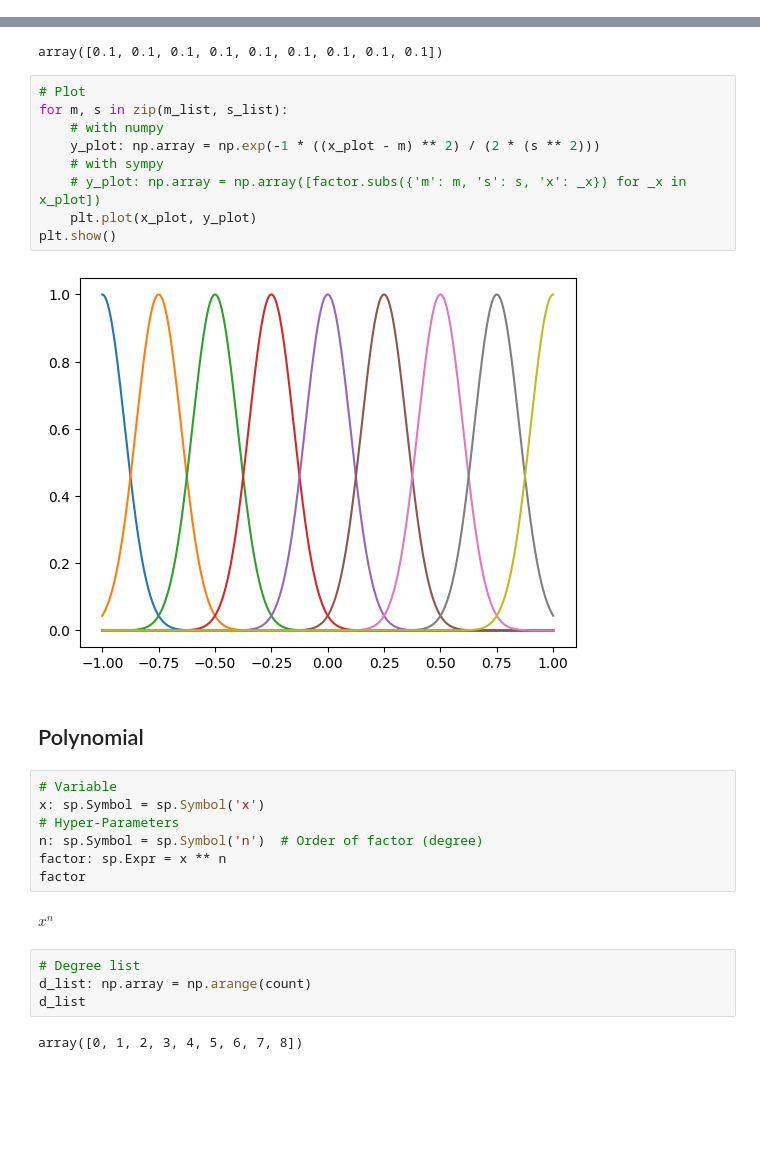
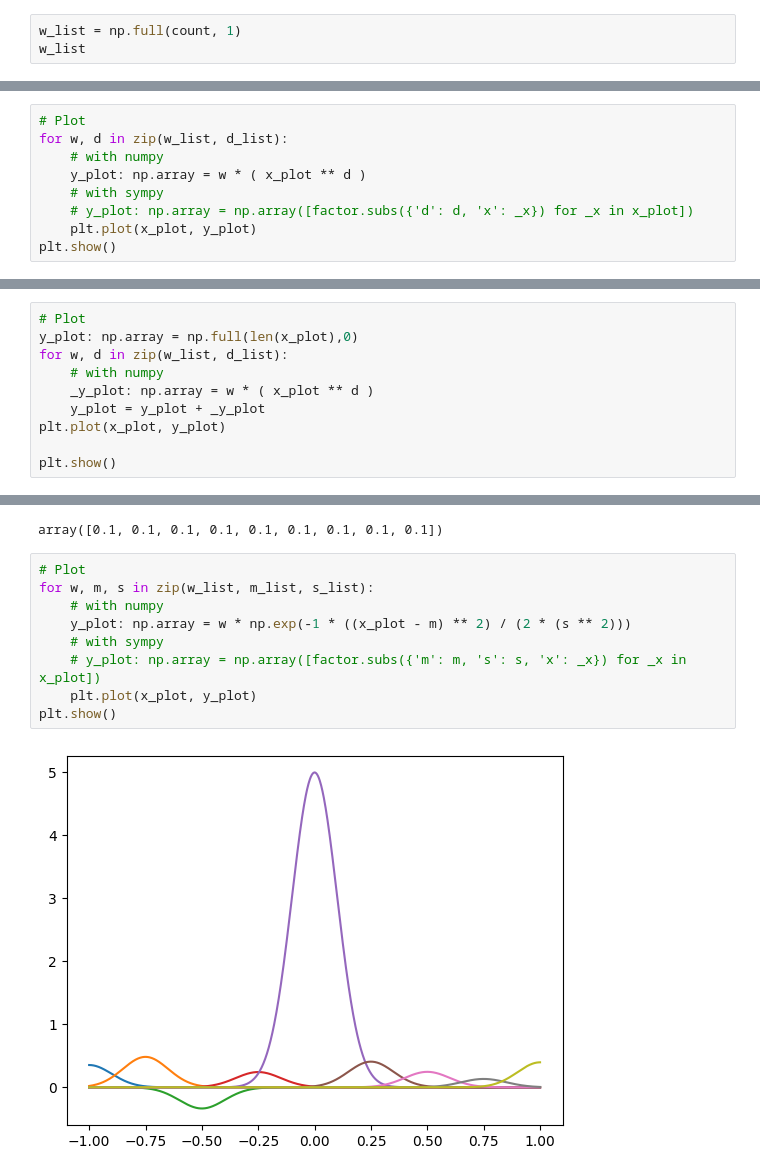
Before and after one commit to dayan3847/machine_learning, a Jupyter notebook: dayan3847/basis_functions/basis_functions.ipynb, the cells around one changed output, grey strips where cells are left out. Saved outputs shown, nothing was run; the diff lists cells and outputs as text; blank space fills up the shorter version.

```diff
--- a/dayan3847/basis_functions/basis_functions.ipynb
+++ b/dayan3847/basis_functions/basis_functions.ipynb
@@ -34,0 +47,3 @@ count
+# %%
+w_list = np.full(count, 1)
+w_list
@@ -34,0 +69,9 @@ count
+# %%
+# Plot
+for w, d in zip(w_list, d_list):
+    # with numpy
+    y_plot: np.array = w * ( x_plot ** d )
+    # with sympy
+    # y_plot: np.array = np.array([factor.subs({'d': d, 'x': _x}) for _x in x_plot])
+    plt.plot(x_plot, y_plot)
+plt.show()
@@ -34,0 +80,10 @@ count
+# %%
+# Plot
+y_plot: np.array = np.full(len(x_plot),0)
+for w, d in zip(w_list, d_list):
+    # with numpy
+    _y_plot: np.array = w * ( x_plot ** d )
+    y_plot = y_plot + _y_plot
+plt.plot(x_plot, y_plot)
+
+plt.show()
@@ -58,29 +115,12 @@ s_list
 array([0.1, 0.1, 0.1, 0.1, 0.1, 0.1, 0.1, 0.1, 0.1])
 # %%
 # Plot
-for m, s in zip(m_list, s_list):
+for w, m, s in zip(w_list, m_list, s_list):
     # with numpy
-    y_plot: np.array = np.exp(-1 * ((x_plot - m) ** 2) / (2 * (s ** 2)))
+    y_plot: np.array = w * np.exp(-1 * ((x_plot - m) ** 2) / (2 * (s ** 2)))
     # with sympy
     # y_plot: np.array = np.array([factor.subs({'m': m, 's': s, 'x': _x}) for _x in x_plot])
     plt.plot(x_plot, y_plot)
 plt.show()
 # %% [output]
-[figure, old version]
+[figure, new version]
-# %% [markdown]
-## Polynomial
-# %%
-# Variable
-x: sp.Symbol = sp.Symbol('x')
-# Hyper-Parameters
-n: sp.Symbol = sp.Symbol('n')  # Order of factor (degree)
-factor: sp.Expr = x ** n
-factor
-# %% [output]
-$\displaystyle x^{n}$
-# %%
-# Degree list
-d_list: np.array = np.arange(count)
-d_list
-# %% [output]
-array([0, 1, 2, 3, 4, 5, 6, 7, 8])
```
Also changed, not shown: parts of 16 cells of this notebook.
